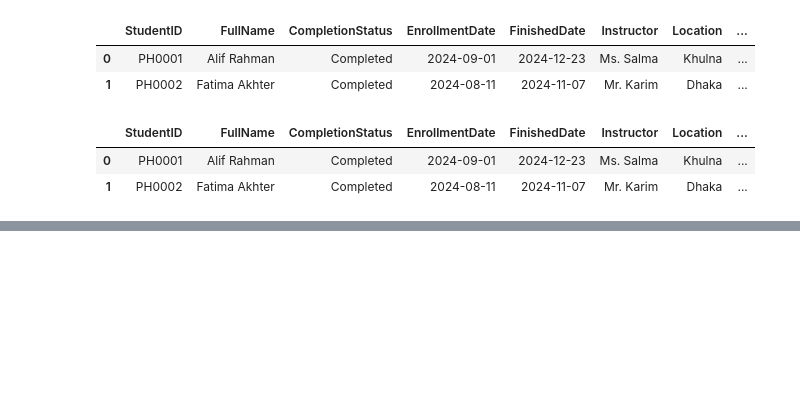
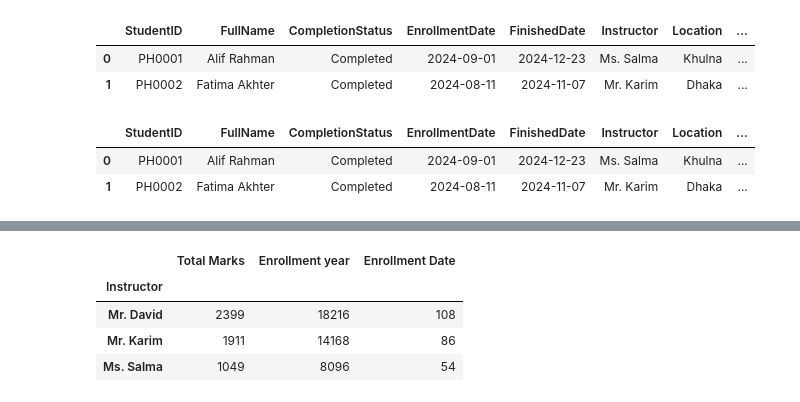
Before and after one commit to nafijur-rahaman/Data-Analysis-With-Python, a Jupyter notebook: Pandas/mani_panda.ipynb, the cells around one changed output, grey strips where cells are left out. Saved outputs shown, nothing was run; the diff lists cells and outputs as text; code cells hidden in the pictures; blank space fills up the shorter version.

```diff
--- a/Pandas/mani_panda.ipynb
+++ b/Pandas/mani_panda.ipynb
@@ -499,0 +517,8 @@ df.head(2)
+# %%
+group.sum(numeric_only=True)
+# %% [output]
+|  | Total Marks | Enrollment year | Enrollment Date |
+| Instructor |  |  |  |
+| Mr. David | 2399 | 18216 | 108 |
+| Mr. Karim | 1911 | 14168 | 86 |
+| Ms. Salma | 1049 | 8096 | 54 |
```
Also changed, not shown: parts of 5 cells of this notebook.
